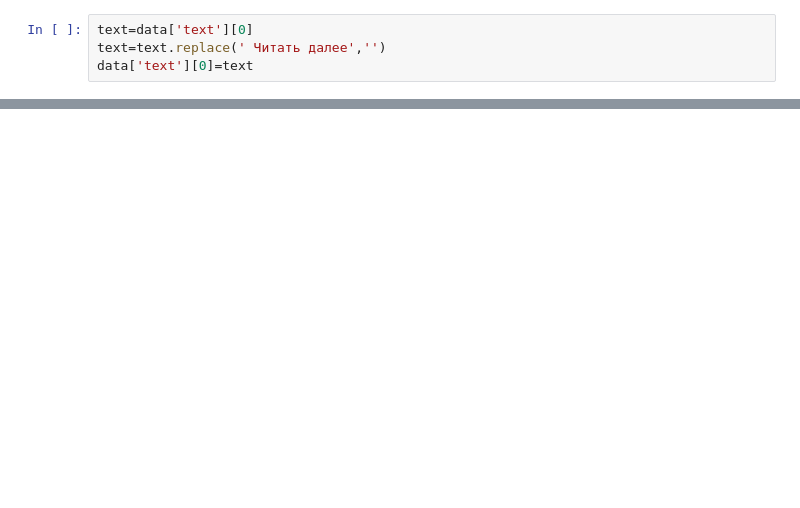
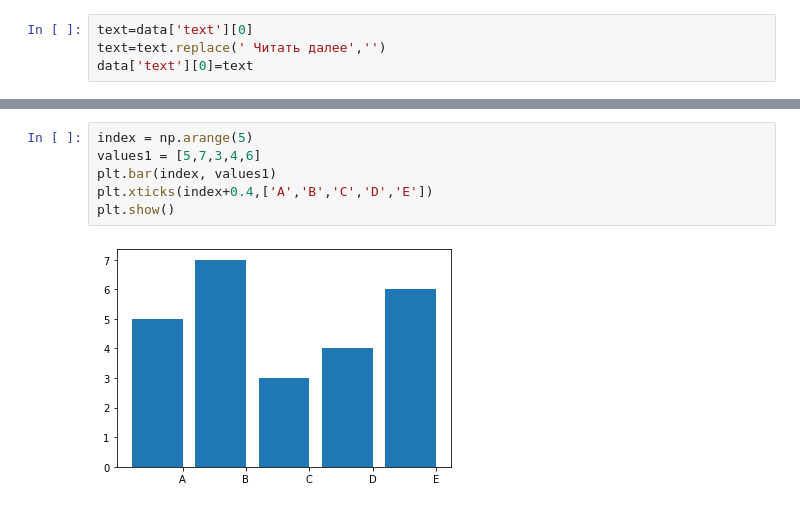
Before and after one commit to ArmageddonReloadedDK/astro, a Jupyter notebook: dataNorm.ipynb, the cells around one changed output, grey strips where cells are left out. Drawn from its saved outputs; the diff is of its cells as text; blank space fills up the shorter version.

Commit message:
tryed to visualise

```diff
--- a/dataNorm.ipynb
+++ b/dataNorm.ipynb
@@ -76,0 +220,8 @@ len(data)
+# %%
+index = np.arange(5)
+values1 = [5,7,3,4,6]
+plt.bar(index, values1)
+plt.xticks(index+0.4,['A','B','C','D','E'])
+plt.show()
+# %% [output]
+[figure, added]
```
Also changed, not shown: parts of 27 cells of this notebook, 8 other files.
